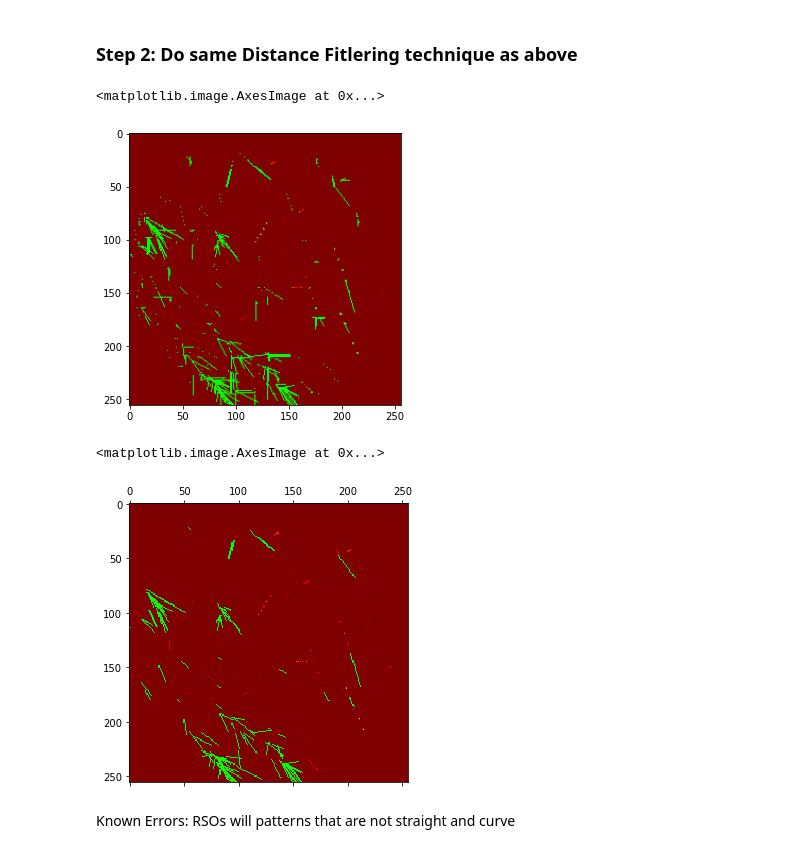
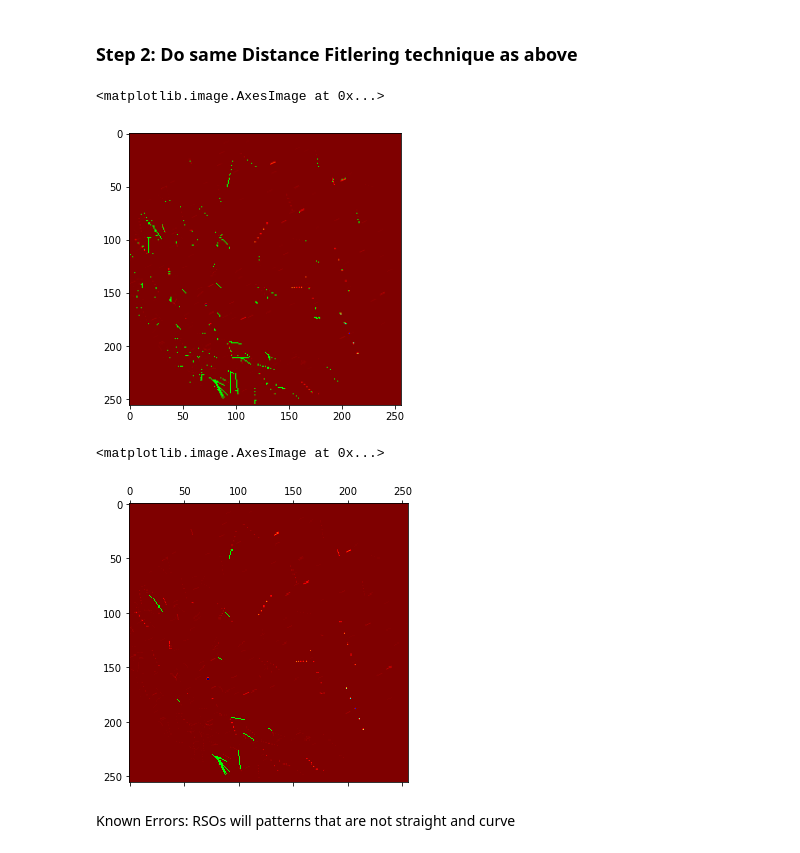
Before and after one commit to AstroStew/ESS5010-Assignment3, a Jupyter notebook: ESS5010Assignment3RoughDraft.ipynb, the cells around one changed output. Cells and saved outputs as stored; diff of their text form; code cells hidden in the pictures.

```diff
--- a/ESS5010Assignment3RoughDraft.ipynb
+++ b/ESS5010Assignment3RoughDraft.ipynb
@@ -1152,7 +1152,7 @@ upperlimit=np.mean(Maglist,axis=0)[2]+2000
 lowerlimit=np.mean(Maglist,axis=0)[2]-100
 for i in range(0,np.shape(RSO_binary_map)[0]):
     for j in range(0, np.shape(RSO_binary_map)[1]):
-        if (mean_partial_img_data[i][j]<upperlimit) & (mean_partial_img_data[i][j]>lowerlimit) :
+        if  (mean_partial_img_data[i][j]>lowerlimit) :
 
             ExposureBinary_array[i][j]=1
 # %%
@@ -1185,13 +1197,15 @@ for i in range(0,np.shape(RSO_binary_map)[0]):
 # %% [markdown]
 ### Step 2: Do same Distance Fitlering technique as above
 # %%
+import cv2 as cv
+import numpy as np
 DistanceFiltering=cv.imread('mean_partial_img_data.png')
 Distance_Deviation=0.001;
 Line_array2=[]
 for i in range(0,np.shape(Maglist2)[0]):
 
-    uppermag=Maglist2[i][2]+Maglist2[i][2]*0.1
-    lowermag=Maglist2[i][2]-Maglist2[i][2]*0.1
+    uppermag=Maglist2[i][2]+Maglist2[i][2]*0.01
+    lowermag=Maglist2[i][2]-Maglist2[i][2]*0.01
     if lowermag< np.mean(mean_partial_img_data):
         lowermag=np.mean(mean_partial_img_data)+10
     newlist=np.array(Maglist2)[(((np.array(Maglist2)[:,2])>lowermag) & ((np.array(Maglist2)[:,2])<uppermag)) ].tolist()
@@ -1231,34 +1245,34 @@ for i in range(0,np.shape(Maglist2)[0]):
 
 
 
 
 
     for j in range(0,np.shape(distance_magnitudes)[0]):
         if (np.count_nonzero((distance_magnitudes%distance_magnitudes[j])<0.0001)>3 \
             & np.count_nonzero((distance_magnitudes%distance_magnitudes[j])<0.0001))<6 :
             #If this is true than there is a repeating pattern with the distances in that direction.
             #A line will have its second and third point twice and three times the distnace of the first
             idx=np.where( ((distance_magnitudes%distance_magnitudes[j])<0.0001) & (distance_magnitudes != distance_magnitudes[j]) )
 
             for k in np.array(idx)[0]:
         #if (np.count_nonzero((distance_magnitudes[j]>lower_lim) & (distance_magnitudes[j]<upper_lim)))>2:
 
             #idx=np.where(min(distance_magnitudes,key=lambda x:abs(x-distance_magnitudes[j])))
             #gets index of minimal difference between the distance magntude and the
 
             #idx=np.where((distance_magnitudes[j]>lower_lim) & (distance_magnitudes[j]<upper_lim) )
 
                 cv.line(DistanceFiltering,(Maglist2[i][1],Maglist2[i][0]),(Maglist2[i][1]+int(y_Distance_from_point[k]),Maglist2[i][0]+int(x_Distance_from_point[k])),(0,255,0),1)
                 Line_array2.append([Maglist2[i][1],Maglist2[i][0],Maglist2[i][1]+int(combined[1][k]),Maglist2[i][0]+int(combined[0][k])])
 
 
 
 
 
 plt.imshow(DistanceFiltering)
 # %% [output]
 <matplotlib.image.AxesImage at 0x...>
-[figure, old version]
+[figure, new version]
 # %%
 np_Line_array=np.array(Line_array2)
 
@@ -1272,7 +1286,7 @@ for i in range(0,np.shape(reduced_Line_array.tolist())[0]):
 plt.matshow(VectorFiltering)
 # %% [output]
 <matplotlib.image.AxesImage at 0x...>
-[figure, old version]
+[figure, new version]
 # %% [markdown]
 Known Errors: RSOs will patterns that are not straight and curve
 # %%
```
Also changed, not shown: parts of 6 cells of this notebook, 5 other files.
